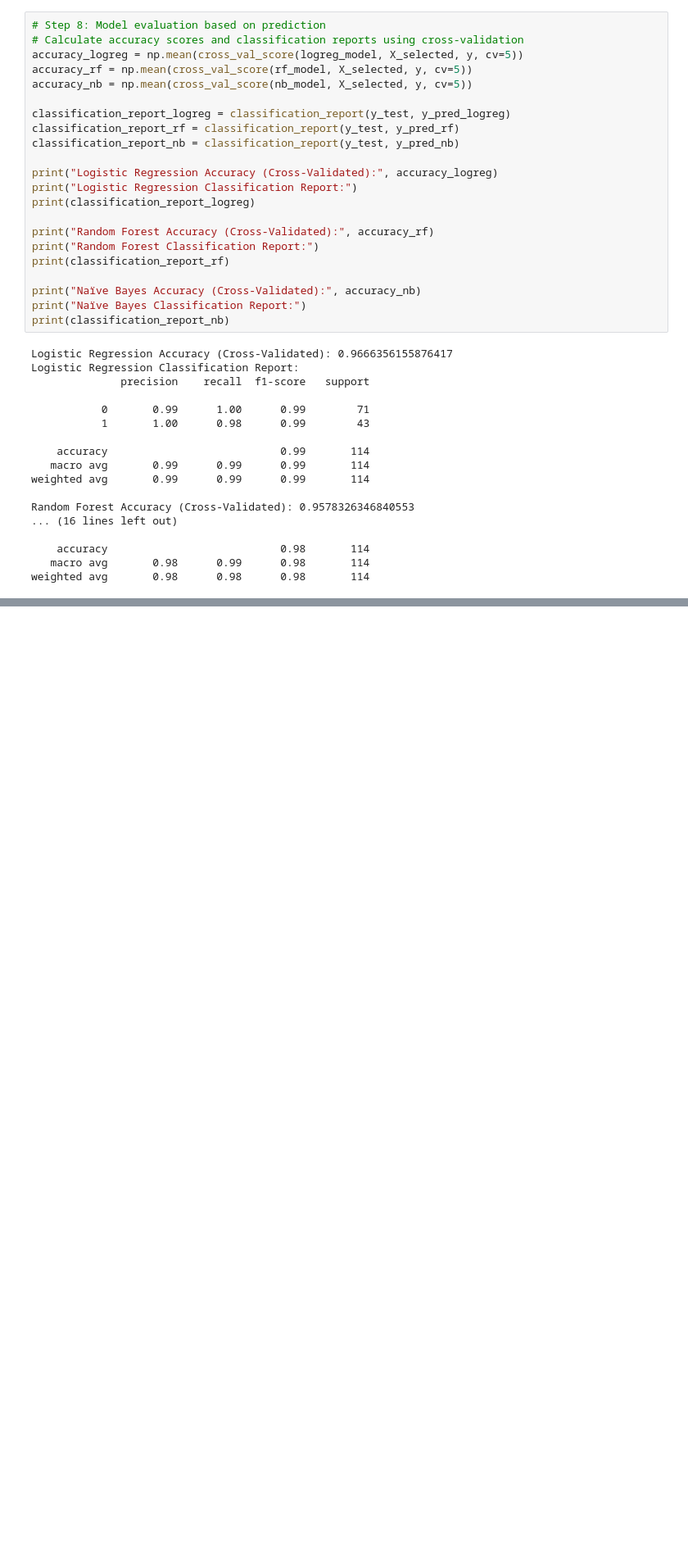
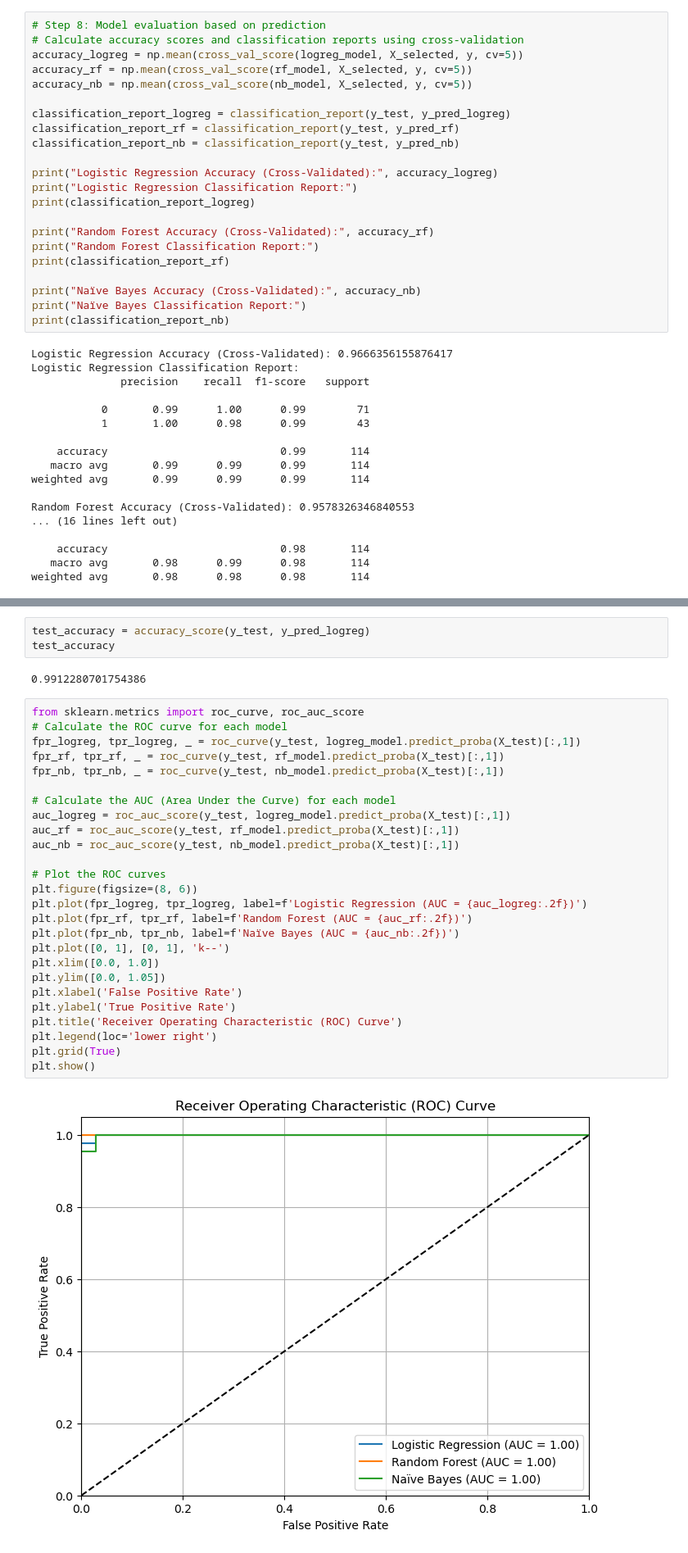
Before and after one commit to harbyj/html, a Jupyter notebook: Untitled1.ipynb, the cells around one changed output, grey strips where cells are left out. Shown at 82% size. Saved outputs shown, nothing was run; the diff lists cells and outputs as text; blank space fills up the shorter version.

```diff
--- a/Untitled1.ipynb
+++ b/Untitled1.ipynb
@@ -749,0 +756,33 @@ weighted avg       0.98      0.98      0.98       114
+# %%
+test_accuracy = accuracy_score(y_test, y_pred_logreg)
+test_accuracy
+# %% [output]
+0.9912280701754386
+# %%
+from sklearn.metrics import roc_curve, roc_auc_score
+# Calculate the ROC curve for each model
+fpr_logreg, tpr_logreg, _ = roc_curve(y_test, logreg_model.predict_proba(X_test)[:,1])
+fpr_rf, tpr_rf, _ = roc_curve(y_test, rf_model.predict_proba(X_test)[:,1])
+fpr_nb, tpr_nb, _ = roc_curve(y_test, nb_model.predict_proba(X_test)[:,1])
+
+# Calculate the AUC (Area Under the Curve) for each model
+auc_logreg = roc_auc_score(y_test, logreg_model.predict_proba(X_test)[:,1])
+auc_rf = roc_auc_score(y_test, rf_model.predict_proba(X_test)[:,1])
+auc_nb = roc_auc_score(y_test, nb_model.predict_proba(X_test)[:,1])
+
+# Plot the ROC curves
+plt.figure(figsize=(8, 6))
+plt.plot(fpr_logreg, tpr_logreg, label=f'Logistic Regression (AUC = {auc_logreg:.2f})')
+plt.plot(fpr_rf, tpr_rf, label=f'Random Forest (AUC = {auc_rf:.2f})')
+plt.plot(fpr_nb, tpr_nb, label=f'Naïve Bayes (AUC = {auc_nb:.2f})')
+plt.plot([0, 1], [0, 1], 'k--')
+plt.xlim([0.0, 1.0])
+plt.ylim([0.0, 1.05])
+plt.xlabel('False Positive Rate')
+plt.ylabel('True Positive Rate')
+plt.title('Receiver Operating Characteristic (ROC) Curve')
+plt.legend(loc='lower right')
+plt.grid(True)
+plt.show()
+# %% [output]
+[figure, added]
```
Also changed, not shown: parts of 21 cells of this notebook, 5 other files.
